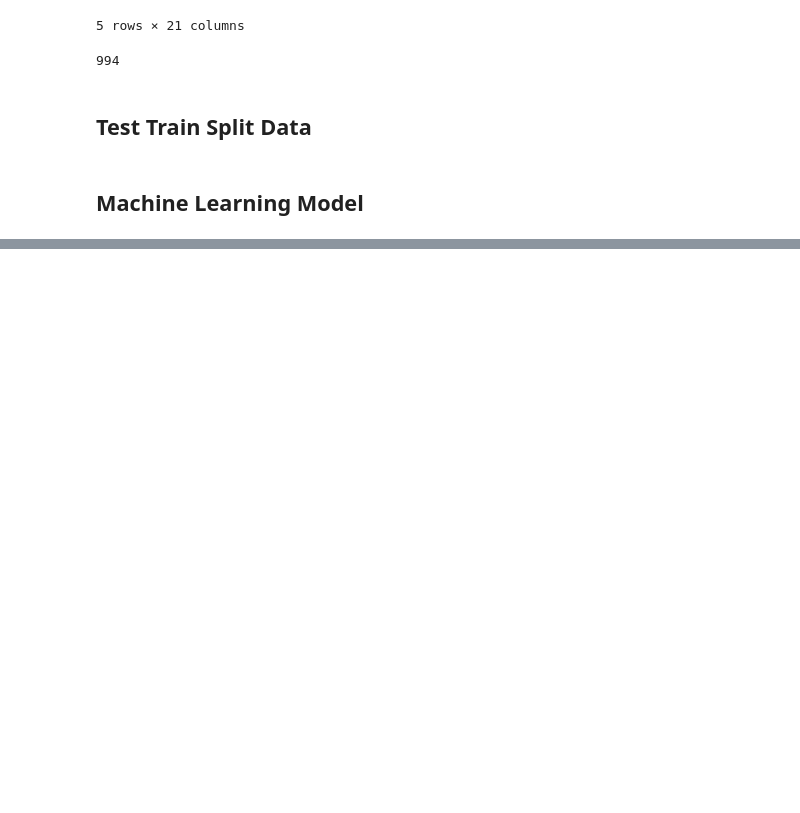
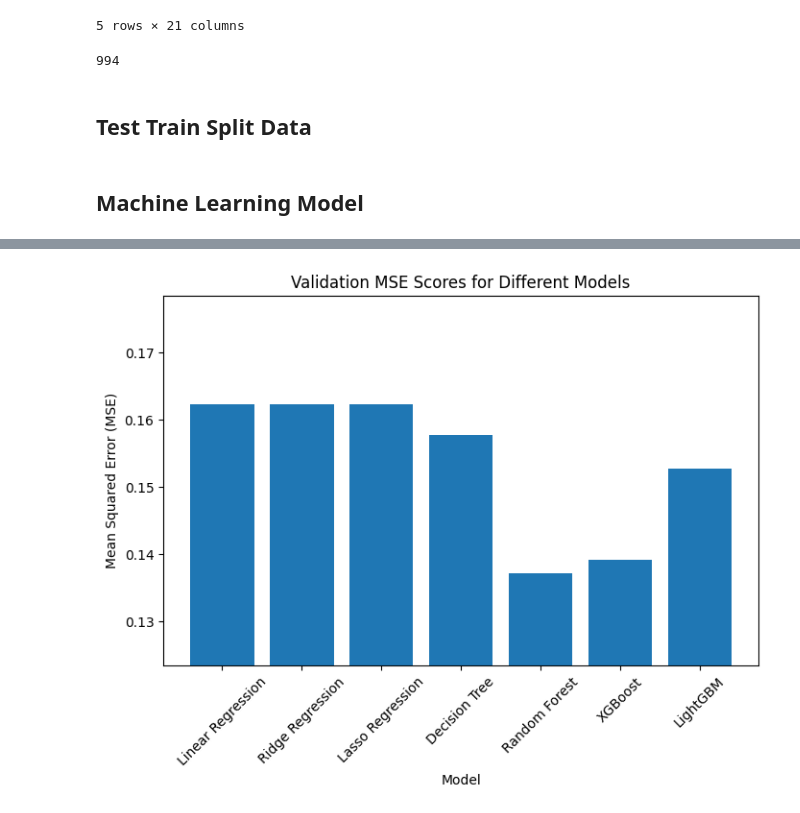
Before and after one commit to balajkhalid/earthquake_analysis, a Jupyter notebook: earthquake.ipynb, the cells around one changed output, grey strips where cells are left out. Drawn from its saved outputs; the diff is of its cells as text; code cells hidden in the pictures; blank space fills up the shorter version.

```diff
--- a/earthquake.ipynb
+++ b/earthquake.ipynb
@@ -592,5 +594,17 @@ Random Forest Validation MSE: 0.13889128730294897
 XGBoost Validation MSE: 0.1391512441299317
 LightGBM Validation MSE: 0.15262994944369276
+# %%
+plt.figure(figsize=(8, 5))
+plt.bar(validation_scores.keys(), validation_scores.values())
+plt.xlabel("Model")
+plt.ylabel("Mean Squared Error (MSE)")
+plt.title("Validation MSE Scores for Different Models")
+plt.xticks(rotation=45)
+plt.ylim(min(validation_scores.values()) * 0.9, max(validation_scores.values()) * 1.1)
+
+plt.show()
+# %% [output]
+[figure, added]
 # %%
 voting_regressor = VotingRegressor(estimators=[(name, model) for name, model in best_models.items()])
 voting_regressor.fit(X_train, y_train)
```
Also changed, not shown: parts of 8 cells of this notebook.
